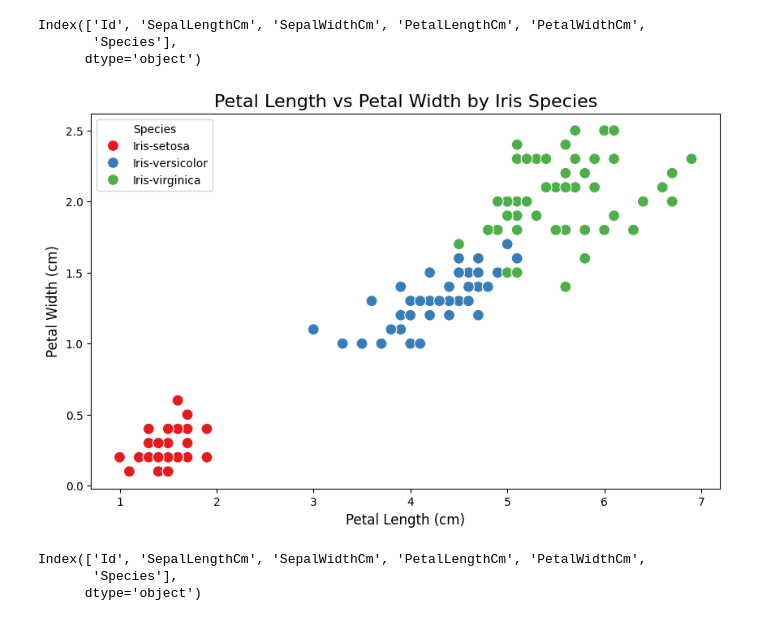
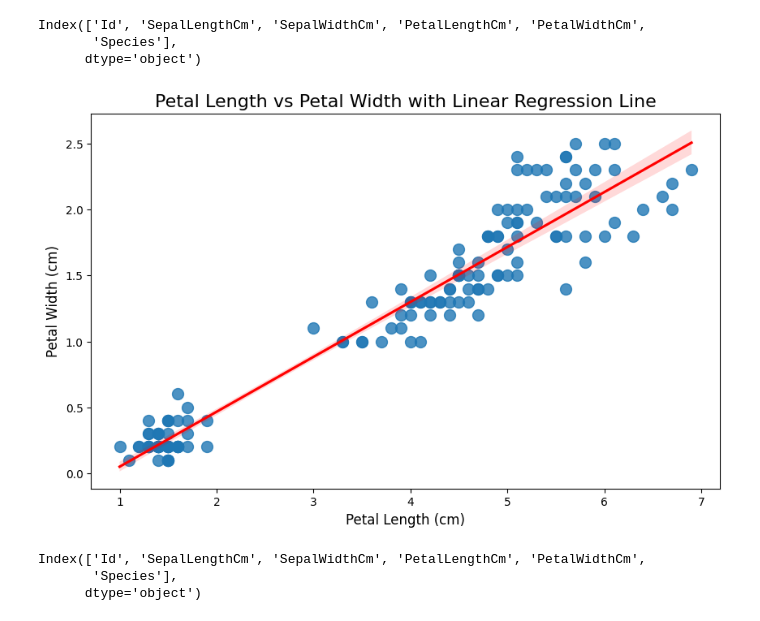
Before and after one commit to Meylanielia26/Visualisasi-Data-dan-Informasi, a Jupyter notebook: Tugas3_Elia Meylani Simanjuntak_RB.ipynb, the cells around one changed output. Cells and saved outputs as stored; diff of their text form; code cells hidden in the pictures.

```diff
--- a/Tugas3_Elia Meylani Simanjuntak_RB.ipynb
+++ b/Tugas3_Elia Meylani Simanjuntak_RB.ipynb
@@ -91,13 +91,13 @@ Index(['Id', 'SepalLengthCm', 'SepalWidthCm', 'PetalLengthCm', 'PetalWidthCm',
       dtype='object')
 # %%
 plt.figure(figsize=(10, 6))
-sns.scatterplot(data=df, x='PetalLengthCm', y='PetalWidthCm', hue='Species', palette='Set1', s=100)
-plt.title('Petal Length vs Petal Width by Iris Species', fontsize=16)
+sns.regplot(data=df, x='PetalLengthCm', y='PetalWidthCm', scatter_kws={'s':100}, line_kws={'color':'red'})
+plt.title('Petal Length vs Petal Width with Linear Regression Line', fontsize=16)
 plt.xlabel('Petal Length (cm)', fontsize=12)
 plt.ylabel('Petal Width (cm)', fontsize=12)
 plt.show()
 # %% [output]
-[figure, old version]
+[figure, new version]
 # %%
 print(df.columns)
 # %% [output]
```
